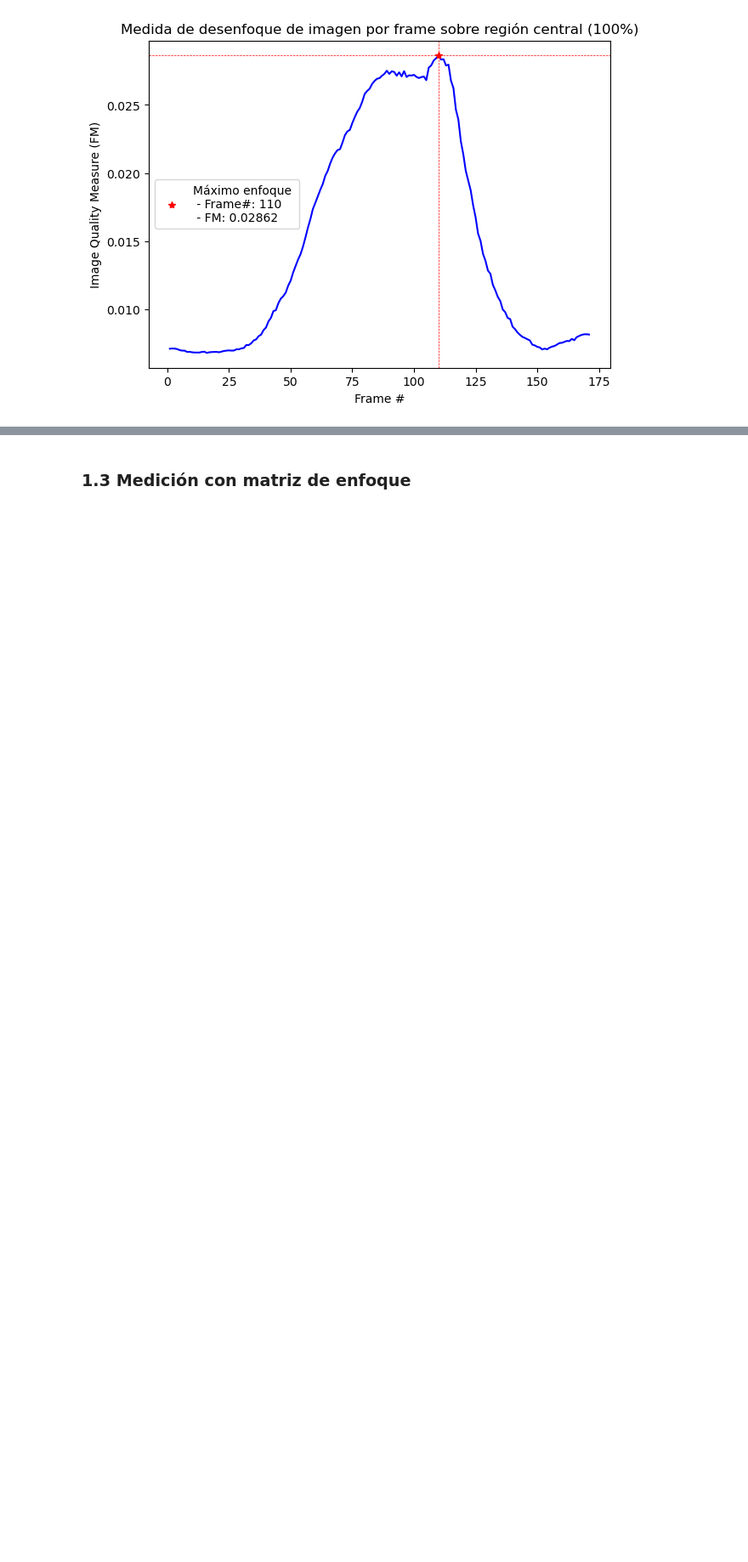
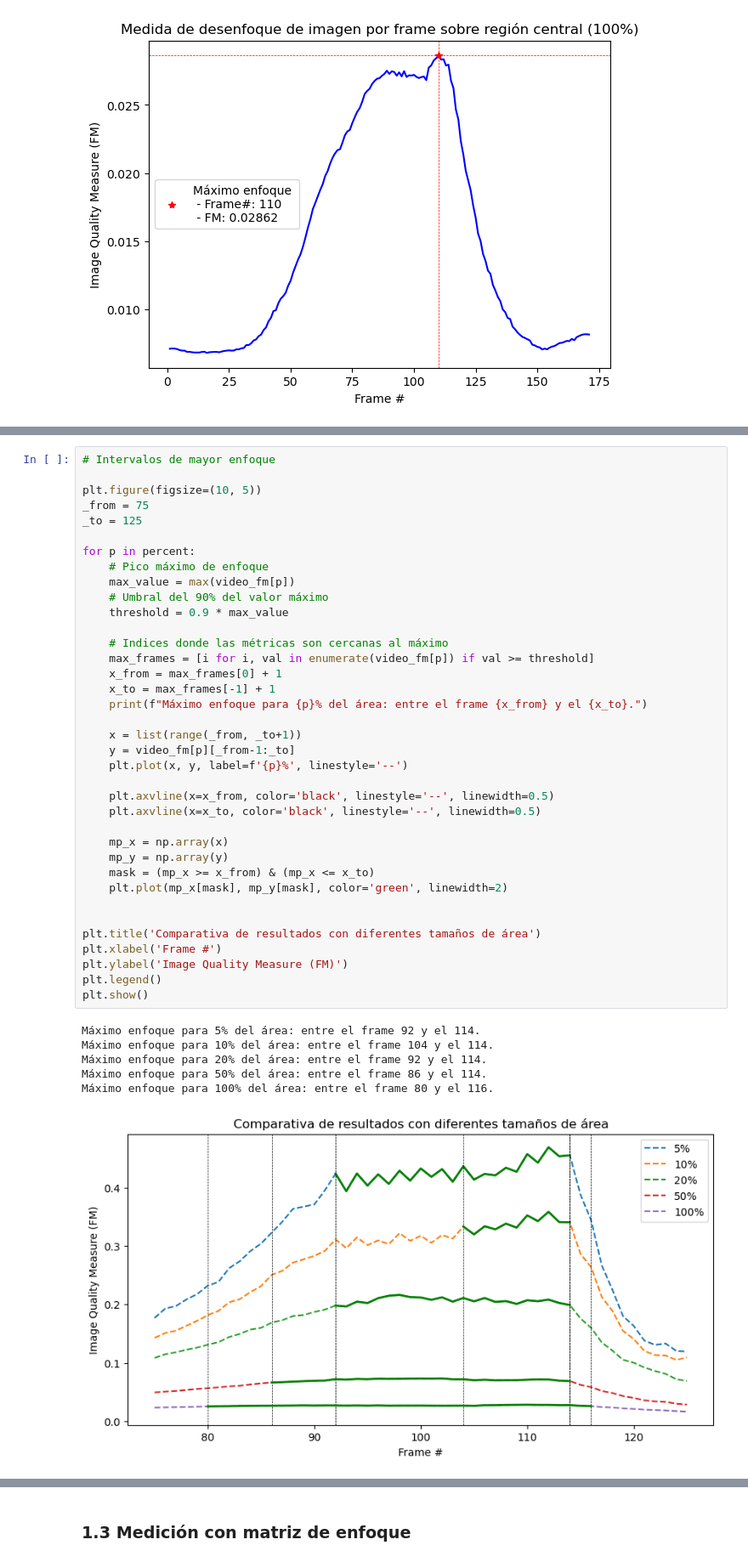
Before and after one commit to mdegano-fiuba/CEIA_VpC1, a Jupyter notebook: TP2/VpC1_TP2.ipynb, the cells around one changed output, grey strips where cells are left out. Shown at 85% size. Saved outputs shown, nothing was run; the diff lists cells and outputs as text; blank space fills up the shorter version.

```diff
--- a/TP2/VpC1_TP2.ipynb
+++ b/TP2/VpC1_TP2.ipynb
@@ -396,0 +484,44 @@ for p in percent:
+# %%
+# Intervalos de mayor enfoque
+
+plt.figure(figsize=(10, 5))
+_from = 75
+_to = 125
+
+for p in percent:
+    # Pico máximo de enfoque
+    max_value = max(video_fm[p])
+    # Umbral del 90% del valor máximo
+    threshold = 0.9 * max_value
+
+    # Indices donde las métricas son cercanas al máximo
+    max_frames = [i for i, val in enumerate(video_fm[p]) if val >= threshold]
+    x_from = max_frames[0] + 1
+    x_to = max_frames[-1] + 1
+    print(f"Máximo enfoque para {p}% del área: entre el frame {x_from} y el {x_to}.")
+
+    x = list(range(_from, _to+1))
+    y = video_fm[p][_from-1:_to]
+    plt.plot(x, y, label=f'{p}%', linestyle='--')
+
+    plt.axvline(x=x_from, color='black', linestyle='--', linewidth=0.5)
+    plt.axvline(x=x_to, color='black', linestyle='--', linewidth=0.5)
+
+    mp_x = np.array(x)
+    mp_y = np.array(y)
+    mask = (mp_x >= x_from) & (mp_x <= x_to)
+    plt.plot(mp_x[mask], mp_y[mask], color='green', linewidth=2)
+
+
+plt.title('Comparativa de resultados con diferentes tamaños de área')
+plt.xlabel('Frame #')
+plt.ylabel('Image Quality Measure (FM)')
+plt.legend()
+plt.show()
+# %% [output]
+Máximo enfoque para 5% del área: entre el frame 92 y el 114.
+Máximo enfoque para 10% del área: entre el frame 104 y el 114.
+Máximo enfoque para 20% del área: entre el frame 92 y el 114.
+Máximo enfoque para 50% del área: entre el frame 86 y el 114.
+Máximo enfoque para 100% del área: entre el frame 80 y el 116.
+[figure, added]
```
Also changed, not shown: parts of 44 cells of this notebook, 10 other files.
